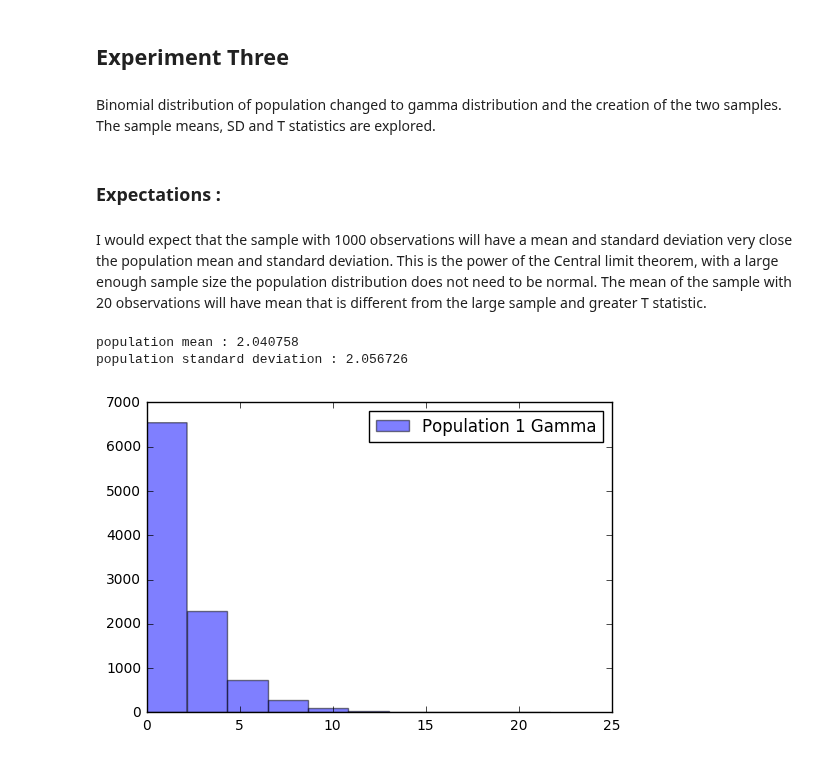
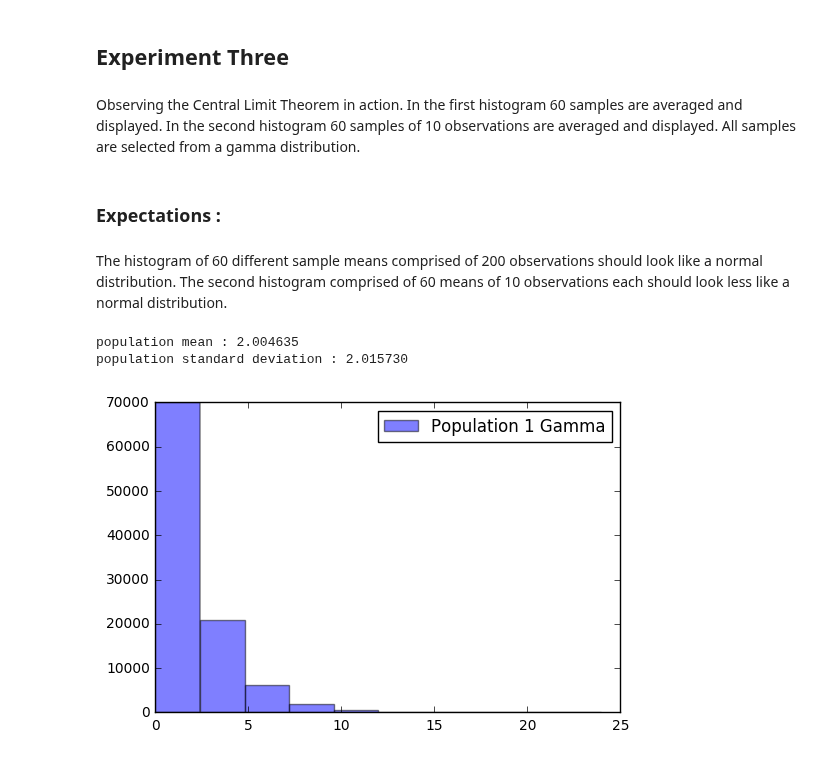
Before and after one commit to 315iah515/Thinkful-Notebooks, a Jupyter notebook: Prep/DRILL_ExploringtheCentralLimitTheorem.ipynb, the cells around one changed output. Saved outputs shown, nothing was run; the diff lists cells and outputs as text; code cells hidden in the pictures.

Commit message:
altered last experiment to Demonstrate the  Central Limit Theorem

```diff
--- a/Prep/DRILL_ExploringtheCentralLimitTheorem.ipynb
+++ b/Prep/DRILL_ExploringtheCentralLimitTheorem.ipynb
@@ -179,22 +179,22 @@ Ttest_indResult(statistic=-0.42566606739447566, pvalue=0.67494394384454803)
 It would appear as the population distribution becomes more Gaussian shaped even those samples with observations less than 30 can still have a mean and standard deviation very similar to the population from which the events were observed.
 # %% [markdown]
 ## Experiment Three
-# %% [markdown]
-Binomial distribution of population changed to gamma distribution and the creation of the two samples. The sample means, SD and T statistics are explored.
+# %% [markdown]
+Observing the Central Limit Theorem in action. In the first histogram 60 samples are averaged and displayed. In the second histogram 60 samples of 10 observations are averaged and displayed. All samples are selected from a gamma distribution.
 # %% [markdown]
 ### Expectations :
-# %% [markdown]
-I would expect that the sample with 1000 observations will have a mean and standard deviation very close the population mean and standard deviation. This is the power of the Central limit theorem, with a large enough sample size the population distribution does not need to be normal.  The mean of the sample with 20 observations will have mean that is different from the large sample and greater T statistic.
+# %% [markdown]
+The histogram of 60 different sample means comprised of 200 observations should look like a normal distribution. The second histogram comprised of 60 means of 10 observations each should look less like a normal distribution.
 # %%
-pop1 = np.random.gamma(1 ,2, 10000)
+pop1 = np.random.gamma(1 ,2, 100000)
 mean = np.mean(pop1)
 sd = np.std(pop1, ddof=1)
 print('population mean : %f' % mean)
 print('population standard deviation : %f' % sd)
 plt.hist(pop1, alpha=0.5, label='Population 1 Gamma')
 plt.legend(loc='upper right')
 plt.show()
 # %% [output]
-population mean : 2.040758
-population standard deviation : 2.056726
+population mean : 2.004635
+population standard deviation : 2.015730
-[figure, old version]
+[figure, new version]
```
Also changed, not shown: parts of 4 cells of this notebook.
